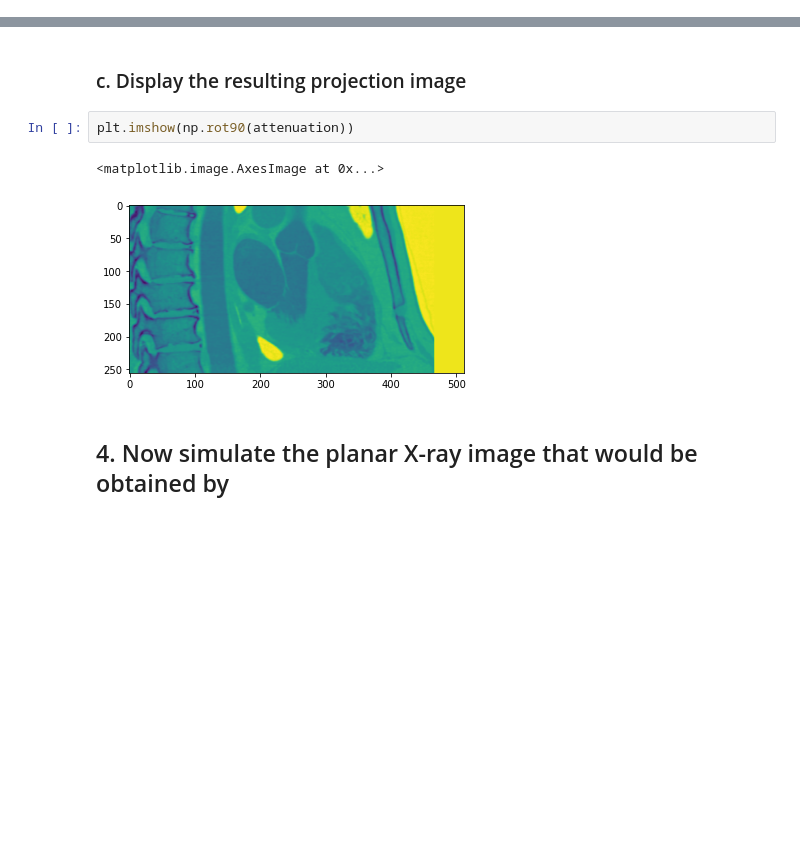
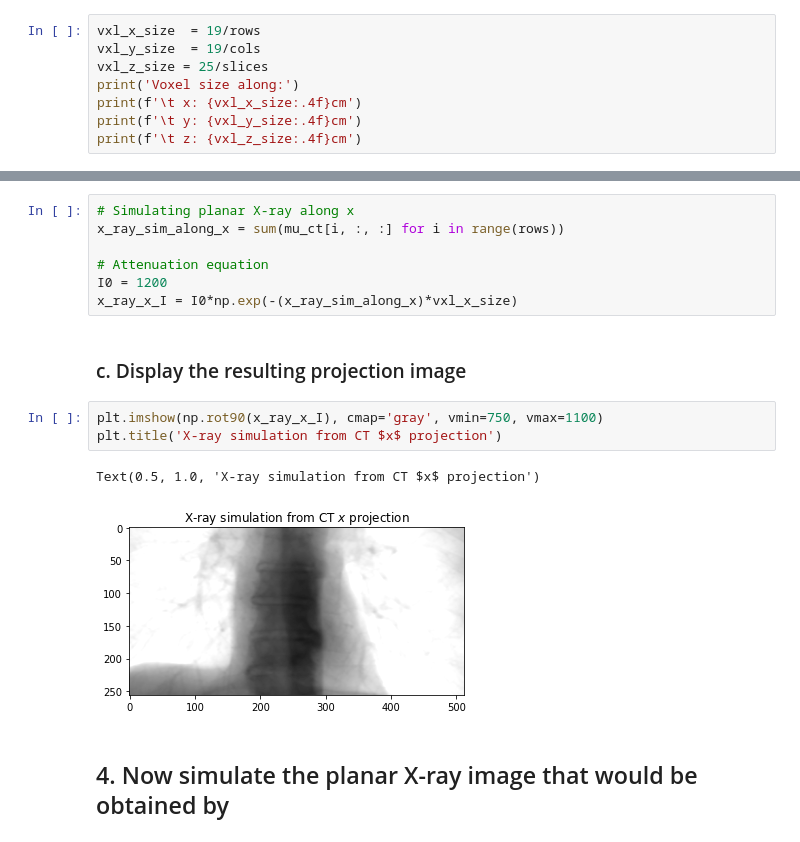
Before and after one commit to murillo-teixeira/medical-imaging-assignments, a Jupyter notebook: 1. Lab 1/Lab1.ipynb, the cells around one changed output, grey strips where cells are left out. Saved outputs shown, nothing was run; the diff lists cells and outputs as text; blank space fills up the shorter version.

```diff
--- a/1. Lab 1/Lab1.ipynb
+++ b/1. Lab 1/Lab1.ipynb
@@ -137,0 +130,8 @@ depth : 0.03515625
+# %%
+vxl_x_size  = 19/rows
+vxl_y_size  = 19/cols
+vxl_z_size = 25/slices
+print('Voxel size along:')
+print(f'\t x: {vxl_x_size:.4f}cm')
+print(f'\t y: {vxl_y_size:.4f}cm')
+print(f'\t z: {vxl_z_size:.4f}cm')
@@ -143,10 +145,18 @@ attenuation =np.squeeze(I0*np.exp(-(mu_ct+1)*depth))
+# %%
+# Simulating planar X-ray along x
+x_ray_sim_along_x = sum(mu_ct[i, :, :] for i in range(rows))
+
+# Attenuation equation
+I0 = 1200
+x_ray_x_I = I0*np.exp(-(x_ray_sim_along_x)*vxl_x_size)
 # %% [markdown]
 ### c. Display the resulting projection image
-# %%
-plt.imshow(np.rot90(attenuation))
-# %% [output]
-<matplotlib.image.AxesImage at 0x...>
-[figure, removed]
+# %%
+plt.imshow(np.rot90(x_ray_x_I), cmap='gray', vmin=750, vmax=1100)
+plt.title('X-ray simulation from CT $x$ projection')
+# %% [output]
+Text(0.5, 1.0, 'X-ray simulation from CT $x$ projection')
+[figure, added]
 # %% [markdown]
 ## 4. Now simulate the planar X-ray image that would be obtained by
 # %% [markdown]
```
Also changed, not shown: parts of 12 cells of this notebook.
